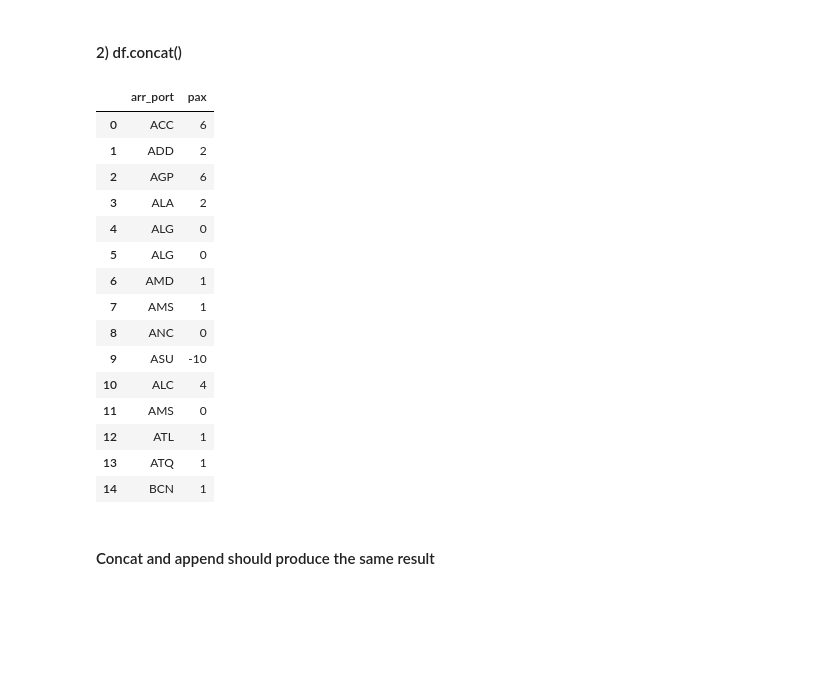
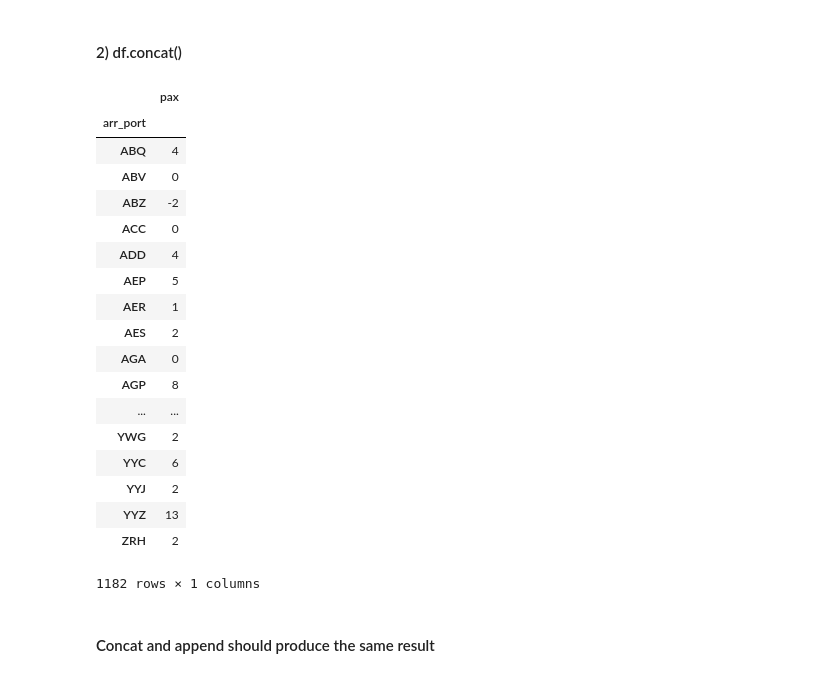
Before and after one commit to IgorAramb/DS_Master_A1_Chall, a Jupyter notebook: ch_02.ipynb, the cells around one changed output. Cells and saved outputs as stored; diff of their text form; code cells hidden in the pictures; blank space fills up the shorter version.

```diff
--- a/ch_02.ipynb
+++ b/ch_02.ipynb
@@ -628,12 +777,14 @@ Option for reading the file:
 #### 1) iterator=true and get_chunk
 # %%
 %%time
-b=pd.read_csv('/home/dsc/Data/challenge/bookings.csv.bz2',sep='^',usecols=['arr_port','pax'], iterator=True)
+b=pd.read_csv('/home/dsc/Data/challenge/bookings.sample.csv.bz2',sep='^',usecols=['arr_port','pax', 'year'], iterator=True)
 print type(b)
 b0=b.get_chunk(6000)
 b1=b.get_chunk(3000)
-b2=b.get_chunk(1001)
-#b2=b.get_chunk(1)
+b2=b.get_chunk(10001)
+#the last chunk does not fail if no more elements are present
+#but if you call it again it will fail
+#b3=b.get_chunk(1)
 
 #print b0.head()
 #print b1
@@ -645,7 +800,7 @@ Wall time: 270 ms
 # %% [markdown]
 #### 2) define chunk size
 # %%
-bc = pd.read_csv('bookings.sample.csv.bz2',sep='^',usecols=['arr_port','pax'], chunksize=10)
+bc = pd.read_csv('bookings.sample.csv.bz2',sep='^',usecols=['arr_port','pax', 'year'], chunksize=10)
 type (bc)
 # %% [output]
 pandas.io.parsers.TextFileReader
@@ -651,0 +809,4 @@ pandas.io.parsers.TextFileReader
+# %%
+for i in range(5):
+    b=bc.next()
+    print b
@@ -651,0 +853,5 @@ pandas.io.parsers.TextFileReader
+# %%
+for i,chunk in enumerate(bc):
+    print chunk.head()
+    if i==3 :
+        break
@@ -719,28 +943,32 @@ sum_chunks
 #### 2) df.concat()
 # %%
 sum_chunks=pd.DataFrame()
-bc = pd.read_csv('bookings.sample.csv.bz2',sep='^',usecols=['arr_port','pax'], chunksize=400)
+bc = pd.read_csv('bookings.sample.csv.bz2',sep='^',usecols=['arr_port','pax'], chunksize=4000)
 for i,chunk in enumerate(bc):
-    chunk_airports=chunk.dropna().groupby(['arr_port']).sum().head()
+    chunk_airports=chunk.dropna().groupby(['arr_port']).sum()
     sum_chunks=pd.concat([sum_chunks,chunk_airports])
-sum_chunks.reset_index()
+sum_chunks
+#sum_chunks.reset_index()
 # %% [output]
-|  | arr_port | pax |
-| 0 | ACC | 6 |
-| 1 | ADD | 2 |
-| 2 | AGP | 6 |
-| 3 | ALA | 2 |
-| 4 | ALG | 0 |
-| 5 | ALG | 0 |
-| 6 | AMD | 1 |
-| 7 | AMS | 1 |
-| 8 | ANC | 0 |
-| 9 | ASU | -10 |
-| 10 | ALC | 4 |
-| 11 | AMS | 0 |
-| 12 | ATL | 1 |
-| 13 | ATQ | 1 |
-| 14 | BCN | 1 |
+|  | pax |
+| arr_port |  |
+| ABQ | 4 |
+| ABV | 0 |
+| ABZ | -2 |
+| ACC | 0 |
+| ADD | 4 |
+| AEP | 5 |
+| AER | 1 |
+| AES | 2 |
+| AGA | 0 |
+| AGP | 8 |
+| ... | ... |
+| YWG | 2 |
+| YYC | 6 |
+| YYJ | 2 |
+| YYZ | 13 |
+| ZRH | 2 |
+1182 rows × 1 columns
 # %% [markdown]
  #### Concat and append should produce the same result
 # %%
```
Also changed, not shown: parts of 89 cells of this notebook, 4 other files.
